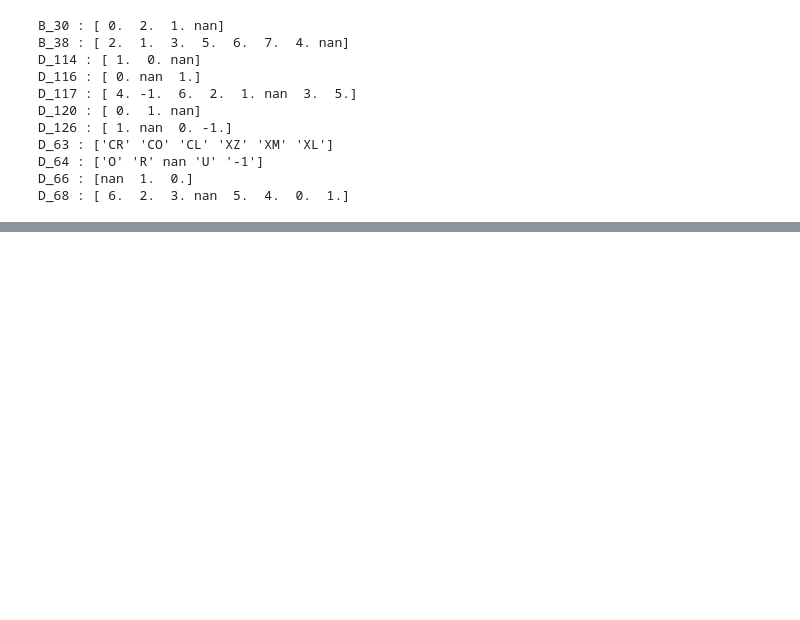
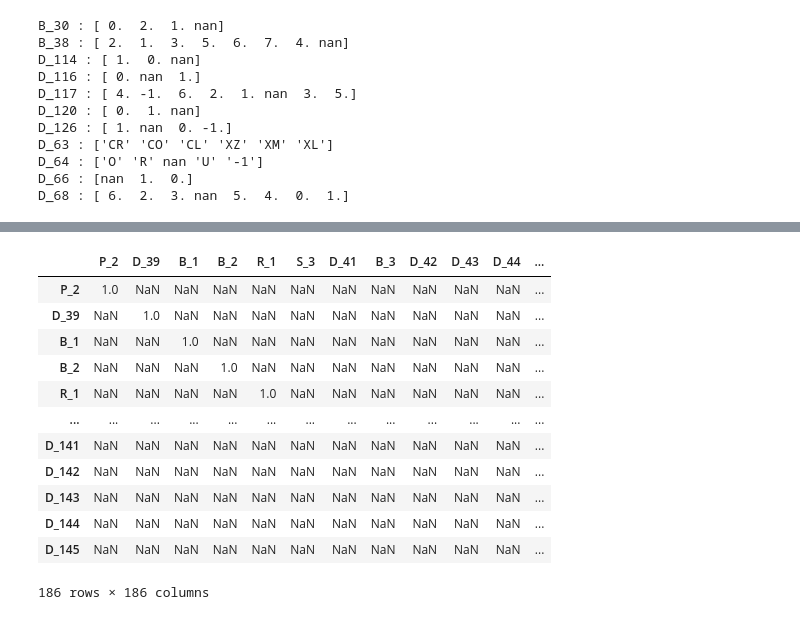
Before and after one commit to yongchoooon/TIL, a Jupyter notebook: ML/Logistic_Regression/Kaggle_Default_Prediction/da.ipynb, the cells around one changed output, grey strips where cells are left out. Drawn from its saved outputs; the diff is of its cells as text; code cells hidden in the pictures; blank space fills up the shorter version.

```diff
--- a/ML/Logistic_Regression/Kaggle_Default_Prediction/da.ipynb
+++ b/ML/Logistic_Regression/Kaggle_Default_Prediction/da.ipynb
@@ -170,0 +187,19 @@ D_68 : [ 6.  2.  3. nan  5.  4.  0.  1.]
+# %%
+corr = df_train.corr(method='pearson')
+threshold = abs(corr)
+result = threshold[threshold > 0.8]
+result
+# %% [output]
+|  | P_2 | D_39 | B_1 | B_2 | R_1 | S_3 | D_41 | B_3 | D_42 | D_43 | D_44 | ... |
+| P_2 | 1.0 | NaN | NaN | NaN | NaN | NaN | NaN | NaN | NaN | NaN | NaN | ... |
+| D_39 | NaN | 1.0 | NaN | NaN | NaN | NaN | NaN | NaN | NaN | NaN | NaN | ... |
+| B_1 | NaN | NaN | 1.0 | NaN | NaN | NaN | NaN | NaN | NaN | NaN | NaN | ... |
+| B_2 | NaN | NaN | NaN | 1.0 | NaN | NaN | NaN | NaN | NaN | NaN | NaN | ... |
+| R_1 | NaN | NaN | NaN | NaN | 1.0 | NaN | NaN | NaN | NaN | NaN | NaN | ... |
+| ... | ... | ... | ... | ... | ... | ... | ... | ... | ... | ... | ... | ... |
+| D_141 | NaN | NaN | NaN | NaN | NaN | NaN | NaN | NaN | NaN | NaN | NaN | ... |
+| D_142 | NaN | NaN | NaN | NaN | NaN | NaN | NaN | NaN | NaN | NaN | NaN | ... |
+| D_143 | NaN | NaN | NaN | NaN | NaN | NaN | NaN | NaN | NaN | NaN | NaN | ... |
+| D_144 | NaN | NaN | NaN | NaN | NaN | NaN | NaN | NaN | NaN | NaN | NaN | ... |
+| D_145 | NaN | NaN | NaN | NaN | NaN | NaN | NaN | NaN | NaN | NaN | NaN | ... |
+186 rows × 186 columns
```
Also changed, not shown: parts of 1 cell of this notebook.
